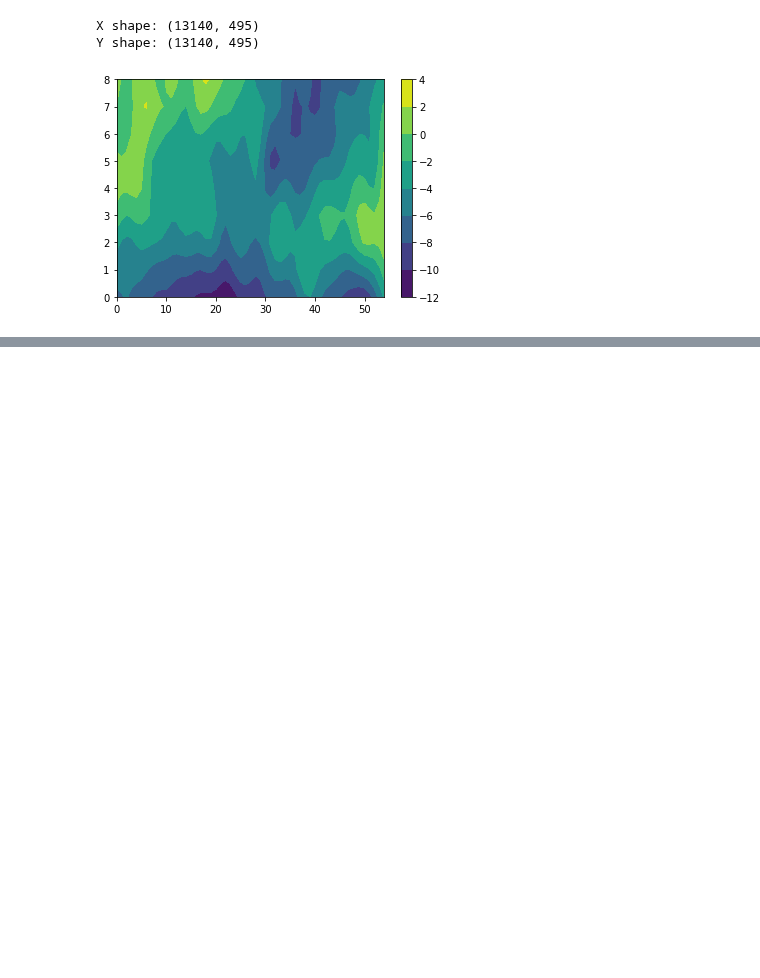
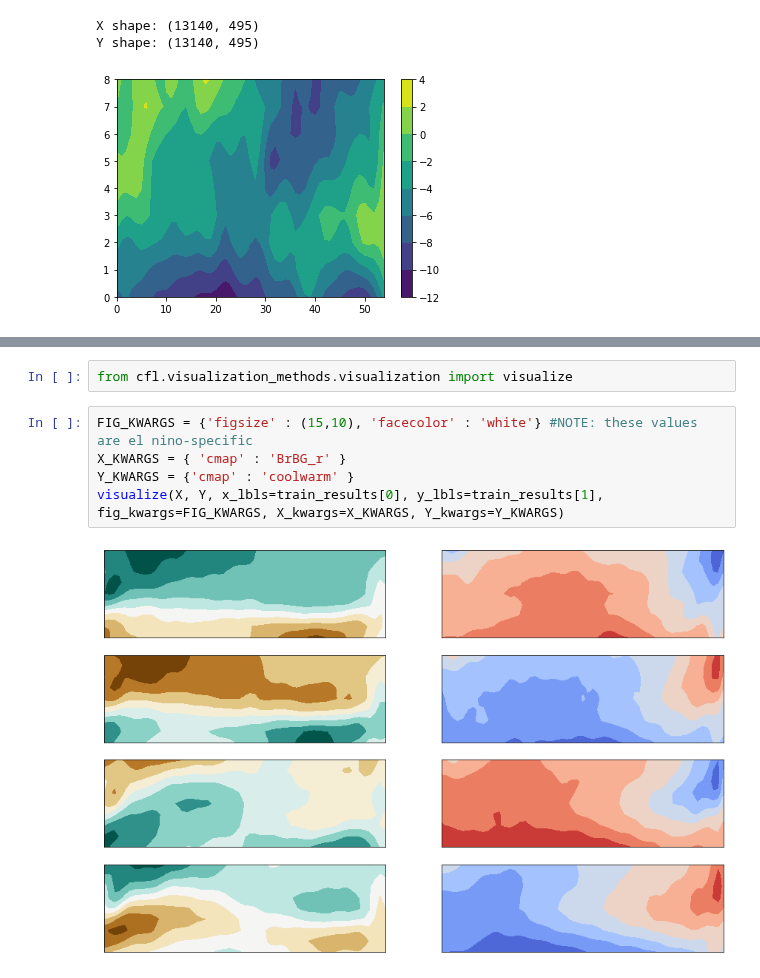
Before and after one commit to eberharf/cfl, a Jupyter notebook: save_results_test.ipynb, the cells around one changed output, grey strips where cells are left out. Cells and saved outputs as stored; diff of their text form; blank space fills up the shorter version.

```diff
--- a/save_results_test.ipynb
+++ b/save_results_test.ipynb
@@ -75,0 +88,9 @@ array([0, 1, 3], dtype=int32)
+# %%
+from cfl.visualization_methods.visualization import visualize
+# %%
+FIG_KWARGS = {'figsize' : (15,10), 'facecolor' : 'white'} #NOTE: these values are el nino-specific
+X_KWARGS = { 'cmap' : 'BrBG_r' }
+Y_KWARGS = {'cmap' : 'coolwarm' }
+visualize(X, Y, x_lbls=train_results[0], y_lbls=train_results[1], fig_kwargs=FIG_KWARGS, X_kwargs=X_KWARGS, Y_kwargs=Y_KWARGS)
+# %% [output]
+[figure, added]
```
Also changed, not shown: parts of 9 cells of this notebook, 12 other files.
